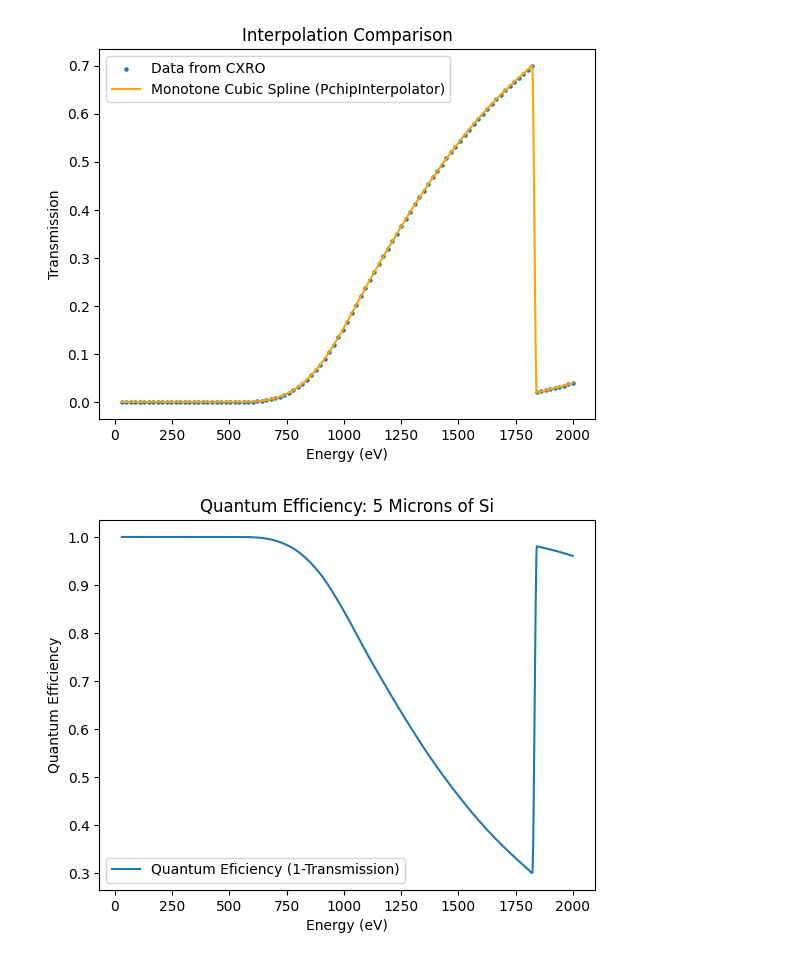
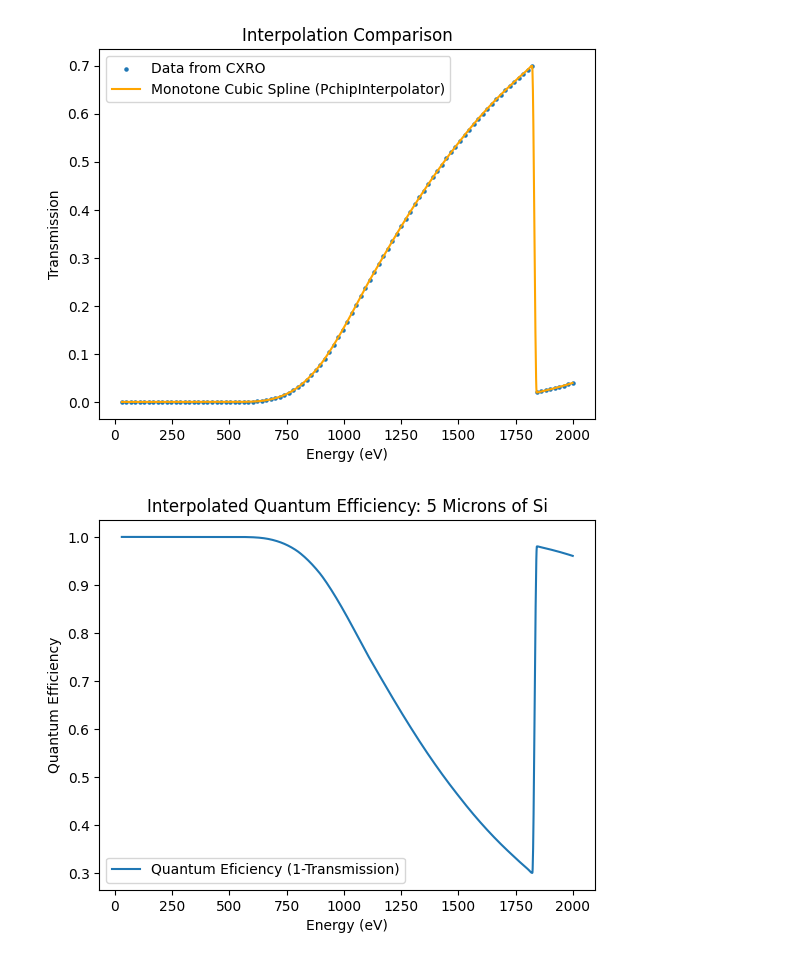
Before and after one commit to Cbantz/cxro_transmission_modelling, a Jupyter notebook: CXRO_Access_test_and_interpolation.ipynb, the cells around one changed output. Drawn from its saved outputs; the diff is of its cells as text; code cells hidden in the pictures.

```diff
--- a/CXRO_Access_test_and_interpolation.ipynb
+++ b/CXRO_Access_test_and_interpolation.ipynb
@@ -23,10 +23,10 @@ plt.show()
 [figure]
 # %%
 plt.plot(test_range, 1 - interpolated_transmission(test_range), label="Quantum Eficiency (1-Transmission)")
-plt.title("Quantum Efficiency: 5 Microns of Si")
+plt.title("Interpolated Quantum Efficiency: 5 Microns of Si")
 plt.xlabel("Energy (eV)")
 plt.ylabel("Quantum Efficiency")
 plt.legend()
 plt.show()
 # %% [output]
-[figure, old version]
+[figure, new version]
```
